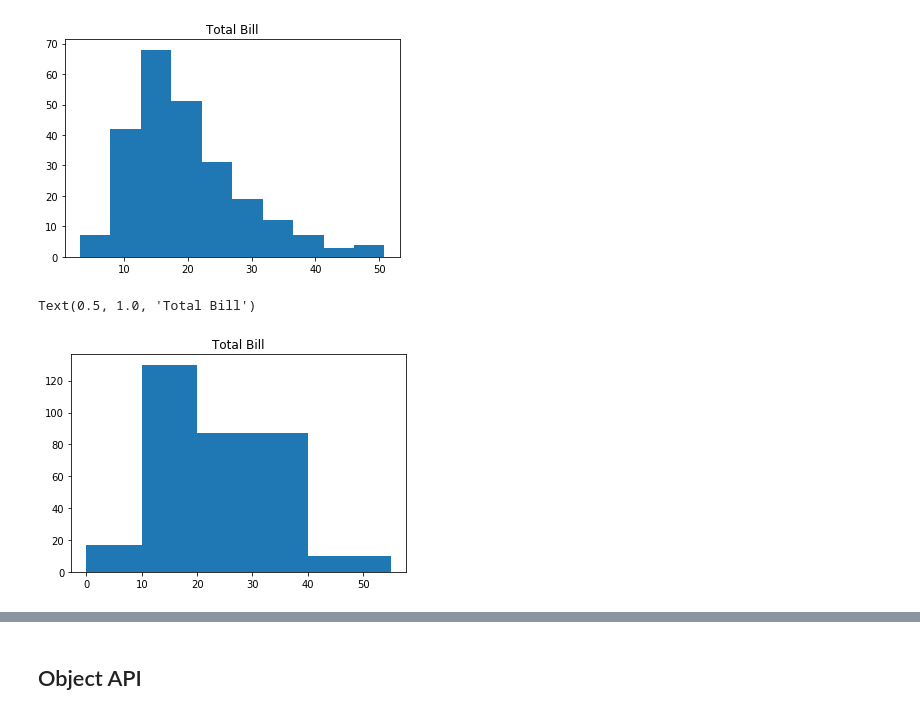
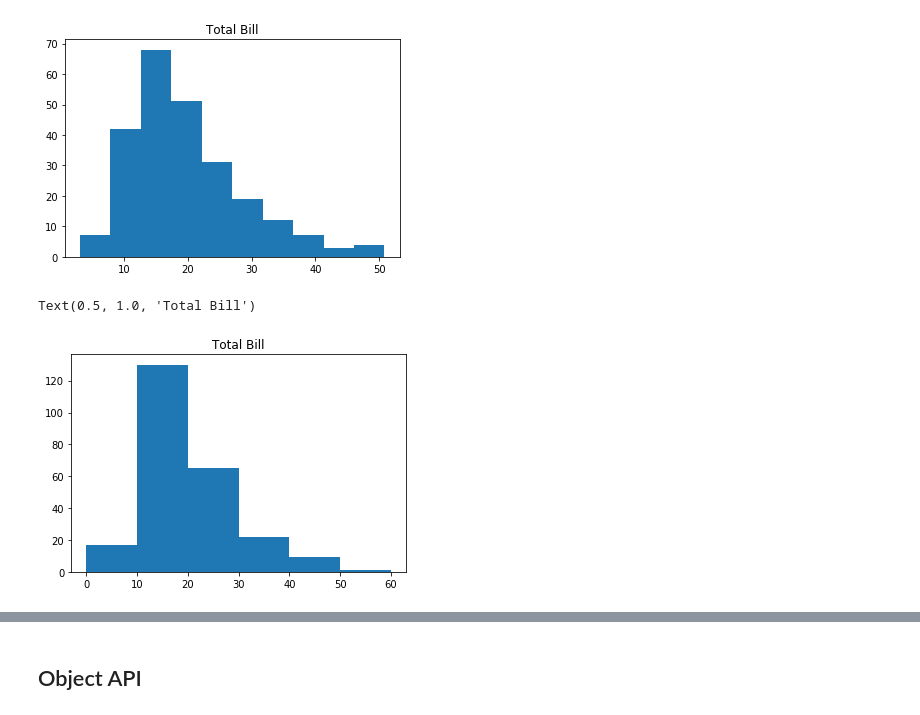
Before and after one commit to srikanthpragada/DS_03_AUG_2020, a Jupyter notebook: plots/matplotlibdemo.ipynb, the cells around one changed output, grey strips where cells are left out. Saved outputs shown, nothing was run; the diff lists cells and outputs as text; code cells hidden in the pictures.

```diff
--- a/plots/matplotlibdemo.ipynb
+++ b/plots/matplotlibdemo.ipynb
@@ -153,8 +157,8 @@ ax = plt.hist(tips['total_bill'])
 # %% [output]
 [figure]
 # %%
-plt.hist(tips['total_bill'], bins=[0,10,20,40,55])
+plt.hist(tips['total_bill'], bins=[0,10,20,30,40,50,60])
 plt.title("Total Bill")
 # %% [output]
 Text(0.5, 1.0, 'Total Bill')
-[figure, old version]
+[figure, new version]
```
Also changed, not shown: parts of 11 cells of this notebook.
